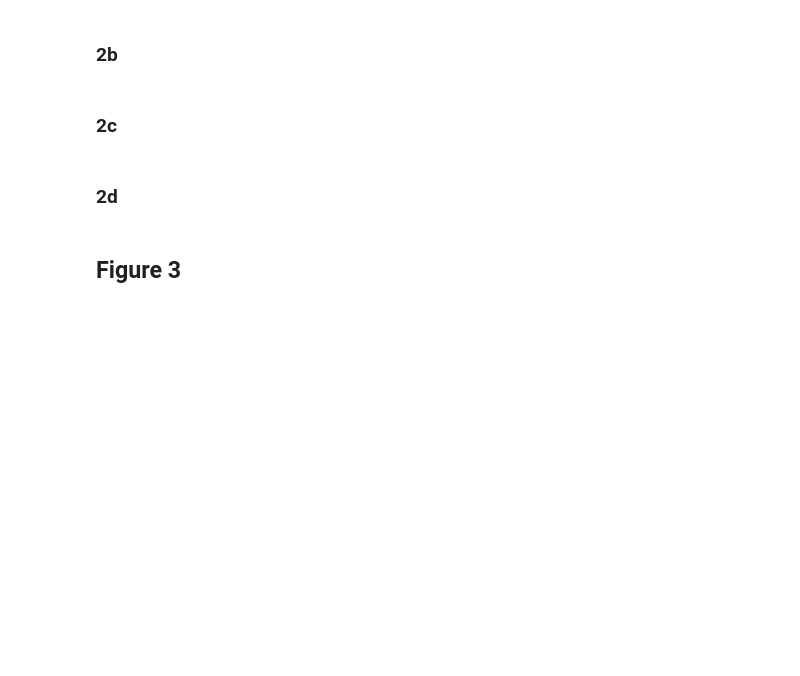
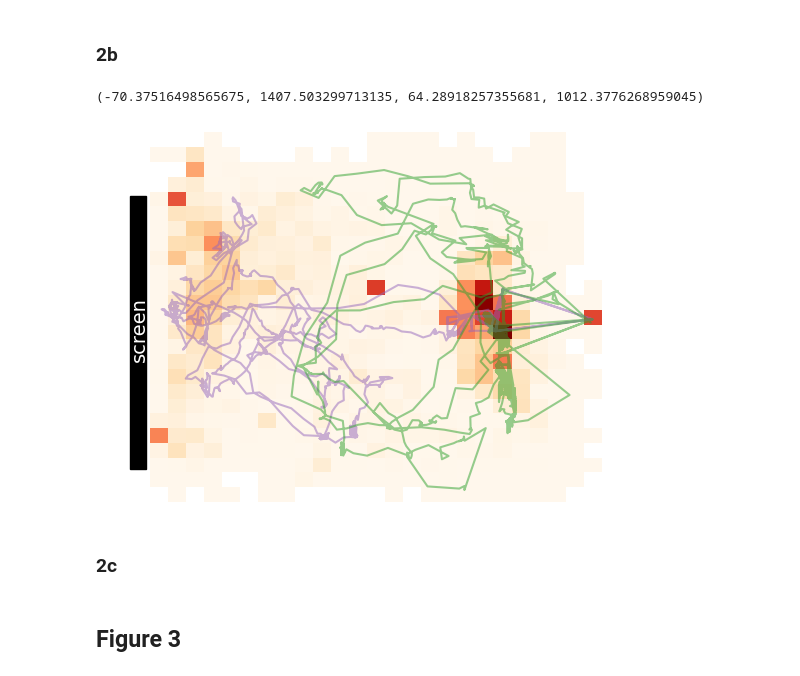
Before and after one commit to EvolutionaryNeuralCodingLab/PreyTouch, a Jupyter notebook: Papers/preyTouch/preytouch_figures.ipynb, the cells around one changed output. Drawn from its saved outputs; the diff is of its cells as text; code cells hidden in the pictures; blank space fills up the shorter version.

Commit message:
figs data

```diff
--- a/Papers/preyTouch/preytouch_figures.ipynb
+++ b/Papers/preyTouch/preytouch_figures.ipynb
@@ -49,14 +47,14 @@ SCREEN_START_X = {'reptilearn4': 5.59, 'msi-regev': 3.2}
 ANIMALS = ['PV91', 'PV163', 'PV80', 'PV42', 'PV99']
 # %% [markdown]
 ## Figure 2
-# %%
-with open('fig2.pkl', 'rb') as f:
-    fig2_data = pickle.load(f)
 # %% [markdown]
 ### 2a
 # %%
-af = fig2_data['2a_pose_data']
-frame = fig2_data['2a_frame']
+with open('2a.pkl', 'rb') as f:
+    d = pickle.load(f)
+
+af = d['2a_pose_data']
+frame = d['2a_frame']
 af_ = af.dropna(subset=[('nose', 'cam_x')])['nose']
 x = np.linspace(0, 1, len(af))
 cmap = mpl.colormaps['viridis']
@@ -86,25 +84,24 @@ mpl.colorbar.ColorbarBase(cbaxes, cmap=cmap, norm=mpl.colors.Normalize(vmin=0, v
 [figure]
 # %% [markdown]
 ### 2b
-# %%
-example_vids = [('top_20230625T093053', 'tab:purple'), ('top_20230624T090108', 'tab:green')]
-fig, ax = plt.subplots(1,1)
-max_hour = 16
-rdf_ = rdf.loc[rdf.time.dt.hour <= max_hour].dropna()
-# print(f'Number of sessions ')
-h = sns.histplot(data=rdf_, x='x', y='y', bins=(25, 25), ax=ax, stat='probability',
-                 cmap=plt.cm.get_cmap('OrRd'),
-                 cbar=False, cbar_kws=dict(shrink=.75, label='Probability'))
-for vid_name, color in example_vids:
-    rf = rdf.query(f'vid_name=="{vid_name}"').sort_values(by='frame_id')
-    ax.plot(rf.x, rf.y, color=color, alpha=0.5)
-ax.add_patch(Rectangle((0, 150), 50, 700, color='k'))
-ax.text(0, (150+700)//2, 'screen', rotation=90, color='w', va='bottom', fontsize=14)
-ax.axis('off')
+# %%
+with open('2b.pkl', 'rb') as f:
+    d = pickle.load(f)
+
+ax = plt.subplot()
+cmap = plt.cm.get_cmap('OrRd').copy()
+cmap.set_under('white')
+pc = ax.pcolormesh(d['xedges'], d['yedges'], d['H'].T, cmap=cmap, vmin=1)
+ax.add_patch(Rectangle((0, 150), 50, 700, color='k'))
+ax.text(0, (150+700)//2, 'screen', rotation=90, color='w', va='bottom', fontsize=14)
+for rf, color in zip(d['rfs'], ['tab:purple', 'tab:green']):
+    ax.plot(rf.x, rf.y, color=color, alpha=0.5)
+plt.axis('off')
+# %% [output]
+(-70.37516498565675, 1407.503299713135, 64.28918257355681, 1012.3776268959045)
+[figure, added]
 # %% [markdown]
 ### 2c
-# %% [markdown]
-### 2d
 # %% [markdown]
 ## Figure 3
 # %% [markdown]
```
Also changed, not shown: parts of 2 cells of this notebook, 3 other files.
